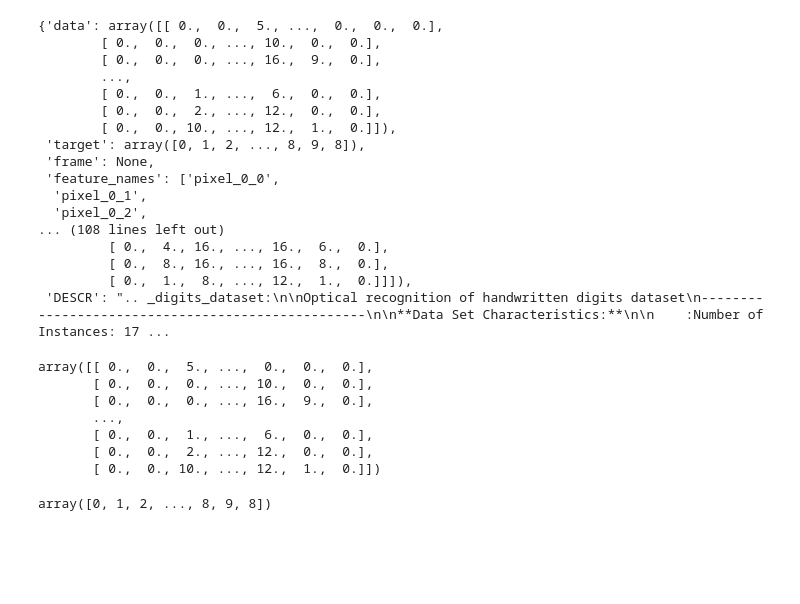
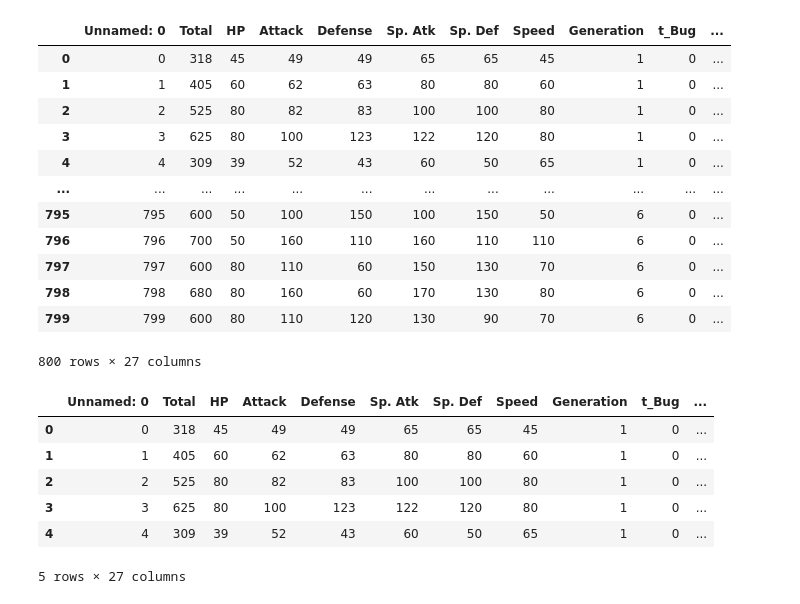
Before and after one commit to oleg-ggmon/data-analysis-project, a Jupyter notebook: scklearn_example.ipynb, the cells around one changed output. Saved outputs shown, nothing was run; the diff lists cells and outputs as text; code cells hidden in the pictures; blank space fills up the shorter version.

```diff
--- a/scklearn_example.ipynb
+++ b/scklearn_example.ipynb
@@ -42,35 +37,29 @@ iris
 # %%
-digits
+poke_data = pd.read_csv('poke_clean.csv')
-# %% [output]
-{'data': array([[ 0.,  0.,  5., ...,  0.,  0.,  0.],
-        [ 0.,  0.,  0., ..., 10.,  0.,  0.],
-        [ 0.,  0.,  0., ..., 16.,  9.,  0.],
-        ...,
-        [ 0.,  0.,  1., ...,  6.,  0.,  0.],
-        [ 0.,  0.,  2., ..., 12.,  0.,  0.],
-        [ 0.,  0., 10., ..., 12.,  1.,  0.]]),
- 'target': array([0, 1, 2, ..., 8, 9, 8]),
- 'frame': None,
- 'feature_names': ['pixel_0_0',
-  'pixel_0_1',
-  'pixel_0_2',
-... (108 lines left out)
-         [ 0.,  4., 16., ..., 16.,  6.,  0.],
-         [ 0.,  8., 16., ..., 16.,  8.,  0.],
-         [ 0.,  1.,  8., ..., 12.,  1.,  0.]]]),
- 'DESCR': ".. _digits_dataset:\n\nOptical recognition of handwritten digits dataset\n--------------------------------------------------\n\n**Data Set Characteristics:**\n\n    :Number of Instances: 17 ...
 # %%
-digits.data
+poke_data
 # %% [output]
+|  | Unnamed: 0 | Total | HP | Attack | Defense | Sp. Atk | Sp. Def | Speed | Generation | t_Bug | ... |
+| 0 | 0 | 318 | 45 | 49 | 49 | 65 | 65 | 45 | 1 | 0 | ... |
+| 1 | 1 | 405 | 60 | 62 | 63 | 80 | 80 | 60 | 1 | 0 | ... |
+| 2 | 2 | 525 | 80 | 82 | 83 | 100 | 100 | 80 | 1 | 0 | ... |
+| 3 | 3 | 625 | 80 | 100 | 123 | 122 | 120 | 80 | 1 | 0 | ... |
+| 4 | 4 | 309 | 39 | 52 | 43 | 60 | 50 | 65 | 1 | 0 | ... |
+| ... | ... | ... | ... | ... | ... | ... | ... | ... | ... | ... | ... |
+| 795 | 795 | 600 | 50 | 100 | 150 | 100 | 150 | 50 | 6 | 0 | ... |
+| 796 | 796 | 700 | 50 | 160 | 110 | 160 | 110 | 110 | 6 | 0 | ... |
+| 797 | 797 | 600 | 80 | 110 | 60 | 150 | 130 | 70 | 6 | 0 | ... |
+| 798 | 798 | 680 | 80 | 160 | 60 | 170 | 130 | 80 | 6 | 0 | ... |
+| 799 | 799 | 600 | 80 | 110 | 120 | 130 | 90 | 70 | 6 | 0 | ... |
-array([[ 0.,  0.,  5., ...,  0.,  0.,  0.],
-       [ 0.,  0.,  0., ..., 10.,  0.,  0.],
-       [ 0.,  0.,  0., ..., 16.,  9.,  0.],
-       ...,
-       [ 0.,  0.,  1., ...,  6.,  0.,  0.],
-       [ 0.,  0.,  2., ..., 12.,  0.,  0.],
-       [ 0.,  0., 10., ..., 12.,  1.,  0.]])
+800 rows × 27 columns
-# %%
-digits.target
-# %% [output]
-array([0, 1, 2, ..., 8, 9, 8])
+# %%
+poke_data.head()
+# %% [output]
+|  | Unnamed: 0 | Total | HP | Attack | Defense | Sp. Atk | Sp. Def | Speed | Generation | t_Bug | ... |
+| 0 | 0 | 318 | 45 | 49 | 49 | 65 | 65 | 45 | 1 | 0 | ... |
+| 1 | 1 | 405 | 60 | 62 | 63 | 80 | 80 | 60 | 1 | 0 | ... |
+| 2 | 2 | 525 | 80 | 82 | 83 | 100 | 100 | 80 | 1 | 0 | ... |
+| 3 | 3 | 625 | 80 | 100 | 123 | 122 | 120 | 80 | 1 | 0 | ... |
+| 4 | 4 | 309 | 39 | 52 | 43 | 60 | 50 | 65 | 1 | 0 | ... |
+5 rows × 27 columns
 # %%
```
Also changed, not shown: parts of 23 cells of this notebook, 1 other file.
